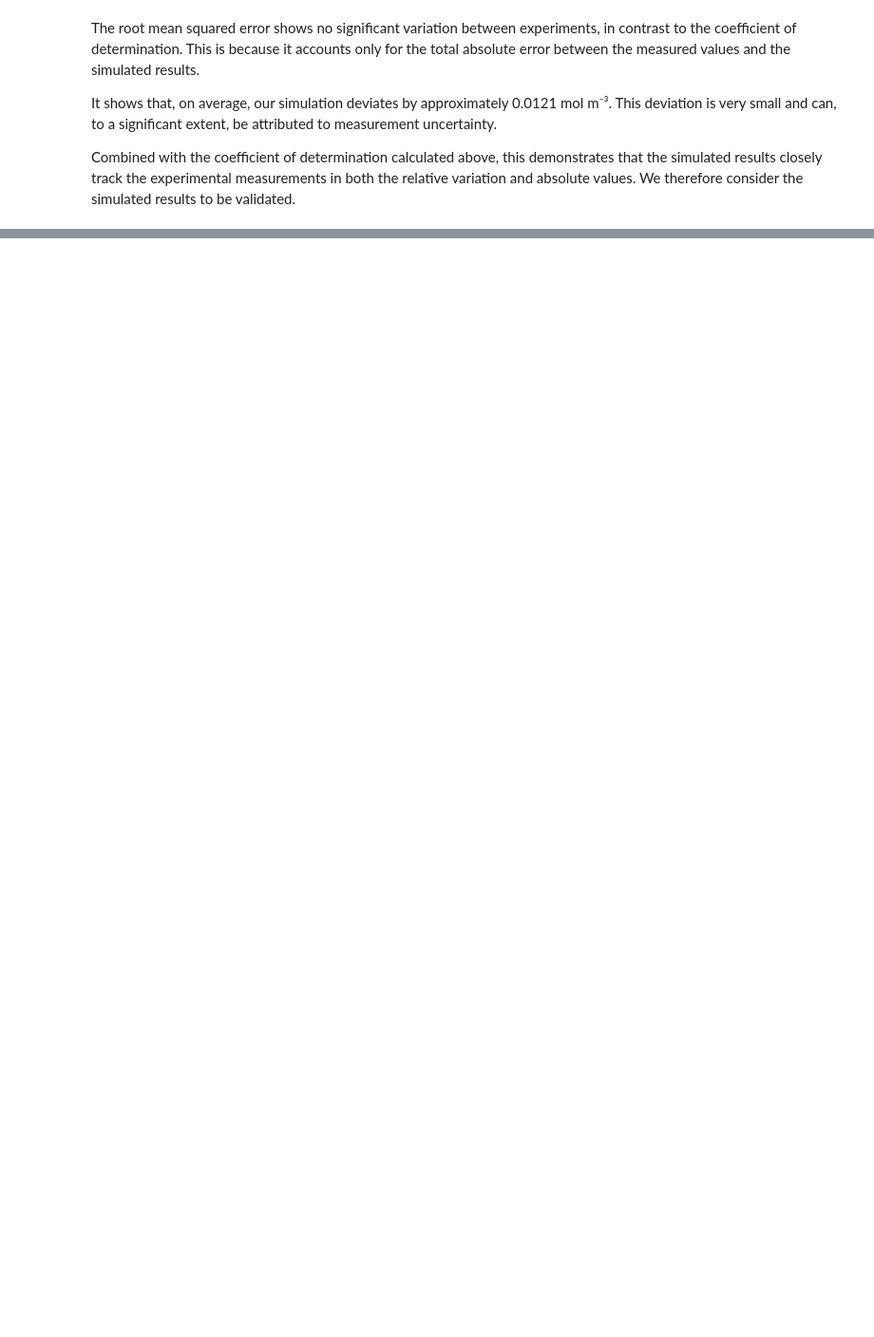
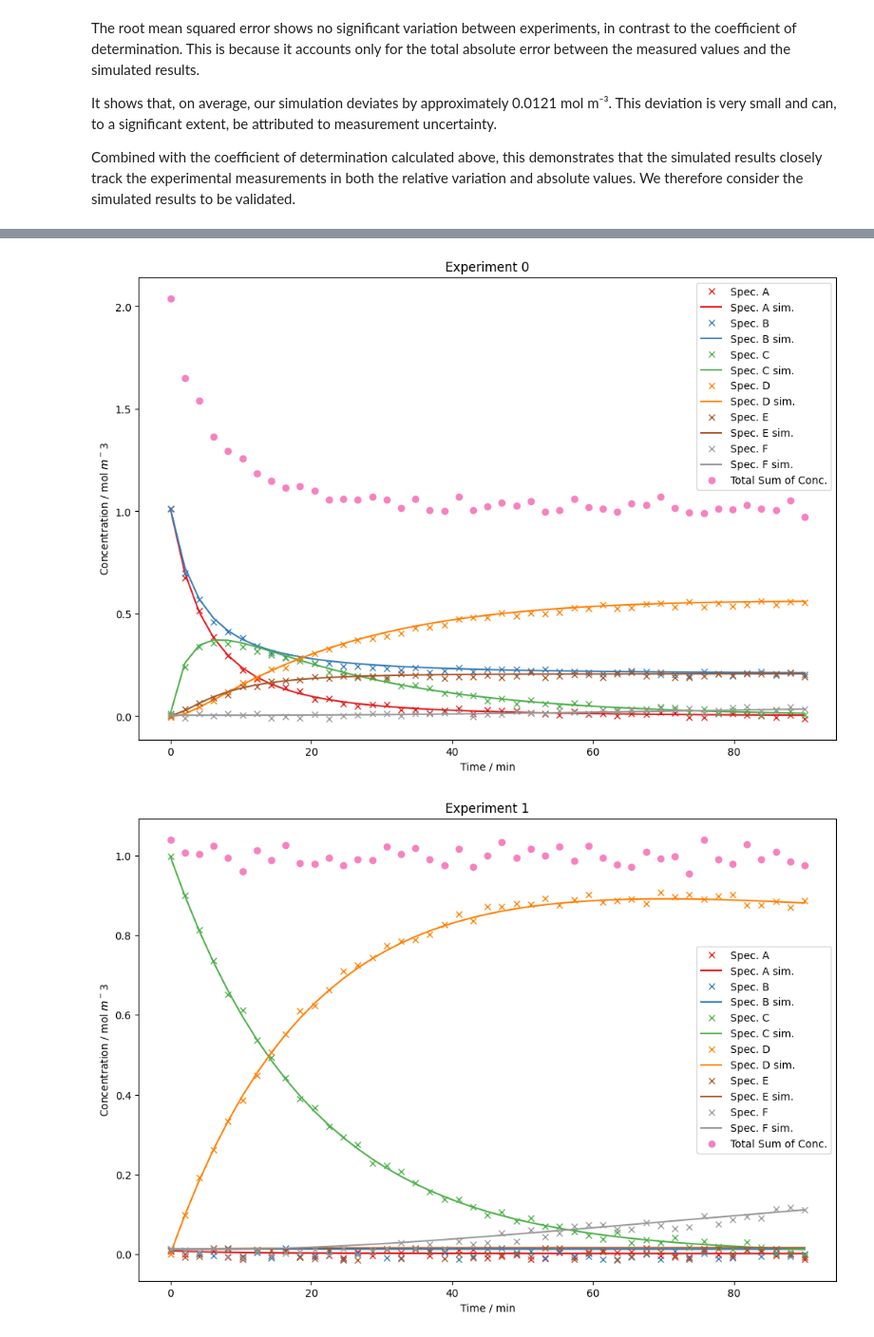
Before and after one commit to PeterSchoenung/CRE3-Assignment-1, a Jupyter notebook: Assignment1_Solution_Group7.ipynb, the cells around one changed output, grey strips where cells are left out. Shown at 95% size. Saved outputs shown, nothing was run; the diff lists cells and outputs as text; code cells hidden in the pictures; blank space fills up the shorter version.

```diff
--- a/Assignment1_Solution_Group7.ipynb
+++ b/Assignment1_Solution_Group7.ipynb
@@ -11,8 +11,8 @@ from matplotlib import colormaps
 # Storing the Paths of my Assignment folder. Due to me working on a Windows Desktop PC at home and on a Linux Laptop in Uni, there are two different storing paths.
 # To work easier, i comment the one im currently not using out.
 # IF YOU WANT TO USE THE CODE: chose one, and paste in your directory location.
-# path = r"C:\Users\Peter\Documents\Uni\Master\CRE 3\CRE3-Assignment-1\2026_Task_data"    # Windows Location
-path = "/home/pit/Uni/Master/CRE3/CRE3-Assignment-1/2026_Task_data"                     # Linux Location
+path = r"C:\Users\Peter\Documents\Uni\Master\CRE 3\CRE3-Assignment-1\2026_Task_data"    # Windows Location
+# path = "/home/pit/Uni/Master/CRE3/CRE3-Assignment-1/2026_Task_data"                     # Linux Location
 
 # Creating a ist of all files in the above mentioned directory, which contains the data for the assignment.
 exp_data = os.listdir(path)
@@ -27,8 +27,8 @@ init_c_val = []                 # List of initial conzentrations for alle experi
 for i in np.arange(0, no_of_files): # this is equal to: "for every whole number from 0 to maximum number of files, iterate the index"
 
     # iterate over all the csv-files and append them to the above initiated lists
-    # temp_dataframe = pd.read_csv(path + r'\Exp_res_' + str(i) + r'.csv') # Windows Version
-    temp_dataframe = pd.read_csv(path + r'/Exp_res_' + str(i) + r'.csv') # Linux Version
+    temp_dataframe = pd.read_csv(path + r'\Exp_res_' + str(i) + r'.csv') # Windows Version
+    # temp_dataframe = pd.read_csv(path + r'/Exp_res_' + str(i) + r'.csv') # Linux Version
 
     exp_time.append(temp_dataframe.values.transpose()[0])       # the time values are all values from the first column, hence the [0]
     exp_conc.append(temp_dataframe.values.transpose()[1:])      # the concentration values are all values from the second column, hence the [1:]
@@ -190,6 +190,9 @@ def ode(t, c, k):
     dcdt: array
         time derivatives of the concentration, size [nc]
     """
+
+    c = np.maximum(c, 0) # to avoid negative concentrations, which can cause problems with the power function, we set all negative values to 0. This is reasonable, as negative concentrations are not physically meaningful.
+
     # calculating reaction rates
     r0 = k[0] * c[0] * c[2]
     r1 = k[1] * c[0] * c[1]
@@ -440,0 +703,6 @@ Combined with the coefficient of determination calculated above, this demonstrat
+# %%
+bestfit_res_with_n = sim_multiple_exps_with_n(exp_time, result_with_n.params["k0"], result_with_n.params["k1"], result_with_n.params["k2"], result_with_n.params["k3"], result_with_n.params["n0"], result_with_n.params["n1"], result_with_n.params["n2"], result_with_n.params["n3"], result_with_n.params["n4"], result_with_n.params["n5"], init_c_val)
+print(R2_for_each_exp(exp_conc, bestfit_res_with_n))
+print(R2_total(bestfit_res_with_n, ExperimentalData))
+print(RMSE(exp_conc, bestfit_res_with_n))
+print(RMSE_total(bestfit_res_with_n, ExperimentalData))
@@ -440,0 +727,20 @@ Combined with the coefficient of determination calculated above, this demonstrat
+# %%
+for i in range(no_of_exp):
+    plt.subplots(figsize=(12,8))
+    total_conc = np.zeros(45)
+    for j in range(no_of_species):
+        start = i * 270 + j *45                                         # starting point of each experimental series, 6 species times 45 measuring points equals 270 eperimental data points per experiment
+        for p in range(45):
+            total_conc[p] = total_conc[p] + ExperimentalData[start + p]
+        plt.plot(exp_time[i], ExperimentalData[start : start + 45], 'x' , label = "Spec. " + speciescount[j], color = colors(colordivider[j]))
+        plt.plot(exp_time[i], bestfit_res_with_n[i][j], label = "Spec. " + speciescount[j] + " sim.", color = colors(colordivider[j]))
+        plt.title("Experiment " + str(i))
+        plt.xlabel("Time / min")
+        plt.ylabel("Concentration / mol $m^-3$")
+
+    plt.plot(exp_time[i], total_conc, 'o', label = 'Total Sum of Conc.', color = colors(0.8))
+    plt.legend()
+    plt.show()
+# %% [output]
+[figure, added]
+[figure, added]
```
Also changed, not shown: parts of 9 cells of this notebook.
